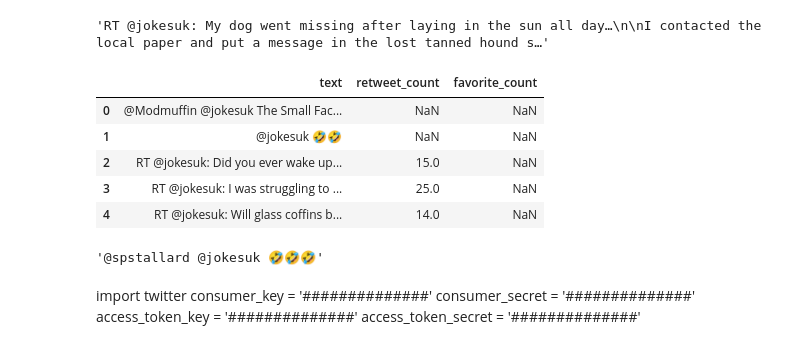
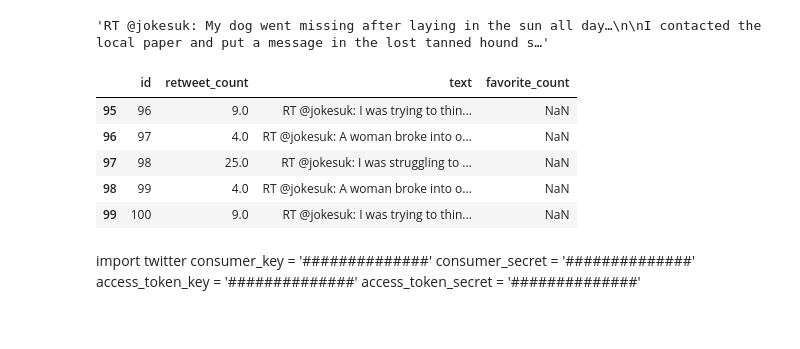
Before and after one commit to codingWithAndy/CDT_MSc_Thesis, a Jupyter notebook: Implementation/Exploration/exploring.ipynb, the cells around one changed output. Saved outputs shown, nothing was run; the diff lists cells and outputs as text; code cells hidden in the pictures.

Commit message:
expoloring tweets and saving to csv file.

```diff
--- a/Implementation/Exploration/exploring.ipynb
+++ b/Implementation/Exploration/exploring.ipynb
@@ -170,6 +168,7 @@ tweet_df = pd.DataFrame()
 for tweet in tweets:
     print("Printing Tweet[" + str(i) + "]:")
     tdict = tweet.AsDict()
+    tdict['id'] = int(i + 1)
     tweet_df = tweet_df.append(tdict, ignore_index=True)
     print(tdict['created_at'])
     print(tdict['text'])
@@ -204,0 +195,3 @@ tweet_df.head()
+# %%
+tweet_df = tweet_df.astype({'id': 'int32'})
+tweet_df.head()
@@ -207,17 +207,13 @@ tweet_df['text'][6]
 # %% [output]
 'RT @jokesuk: My dog went missing after laying in the sun all day…\n\nI contacted the local paper and put a message in the lost tanned hound s…'
 # %%
-tweet_df = tweet_df.drop(columns=['created_at','hashtags','id','id_str','in_reply_to_screen_name','in_reply_to_status_id','in_reply_to_user_id','lang','source','urls','user','user_mentions','retweeted_status','place'])
+tweet_df = tweet_df.drop(columns=['created_at','hashtags','id_str','in_reply_to_screen_name','in_reply_to_status_id','in_reply_to_user_id','lang','source','urls','user','user_mentions','retweeted_status'])
 # %%
-tweet_df.head()
+tweet_df.tail()
 # %% [output]
-|  | text | retweet_count | favorite_count |
-| 0 | @Modmuffin @jokesuk The Small Fac... | NaN | NaN |
-| 1 | @jokesuk 🤣🤣 | NaN | NaN |
-| 2 | RT @jokesuk: Did you ever wake up... | 15.0 | NaN |
-| 3 | RT @jokesuk: I was struggling to ... | 25.0 | NaN |
-| 4 | RT @jokesuk: Will glass coffins b... | 14.0 | NaN |
+|  | id | retweet_count | text | favorite_count |
+| 95 | 96 | 9.0 | RT @jokesuk: I was trying to thin... | NaN |
+| 96 | 97 | 4.0 | RT @jokesuk: A woman broke into o... | NaN |
+| 97 | 98 | 25.0 | RT @jokesuk: I was struggling to ... | NaN |
+| 98 | 99 | 4.0 | RT @jokesuk: A woman broke into o... | NaN |
+| 99 | 100 | 9.0 | RT @jokesuk: I was trying to thin... | NaN |
-# %%
-tdict['text']
-# %% [output]
-'@spstallard @jokesuk 🤣🤣🤣'
```
Also changed, not shown: parts of 5 cells of this notebook, 4 other files.
